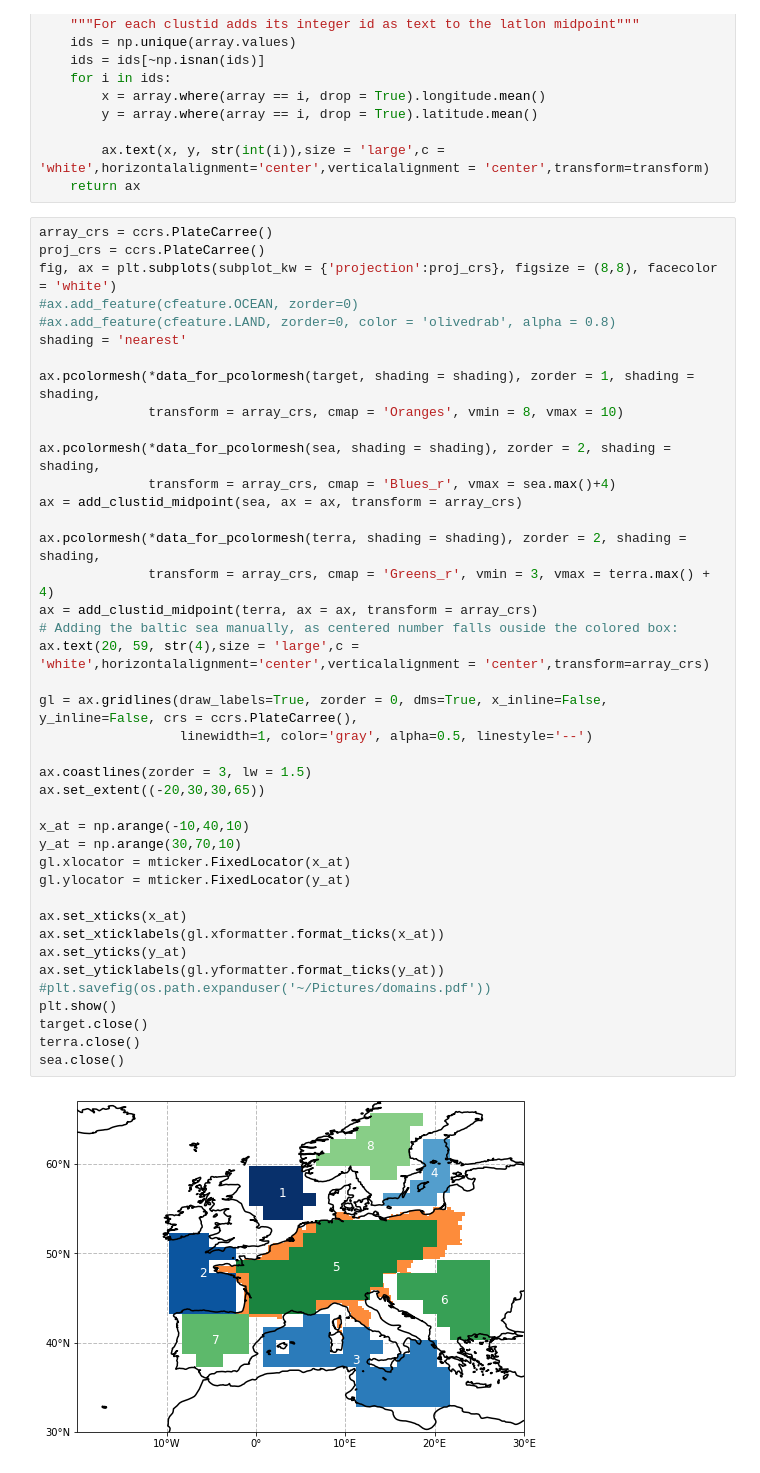
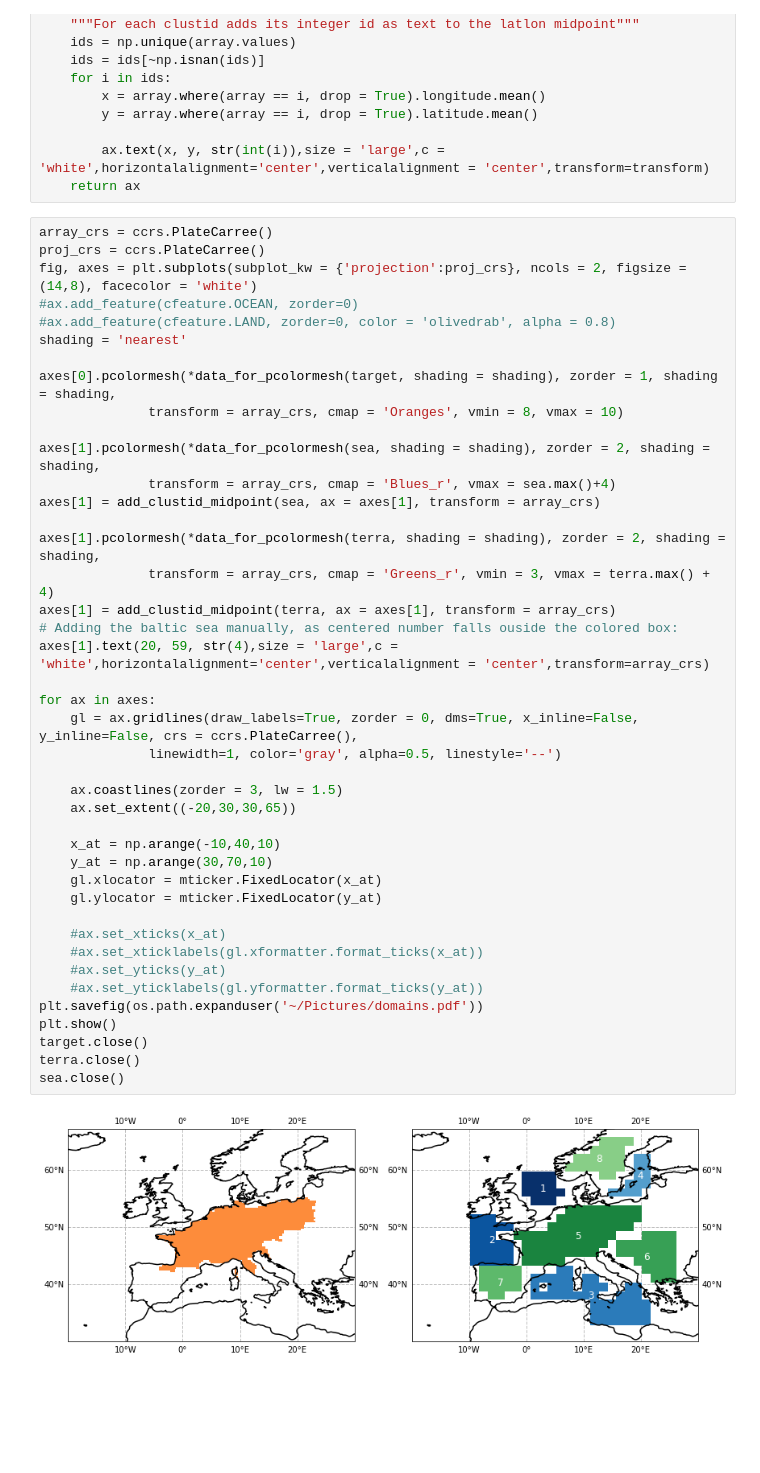
Before and after one commit to chiemvs/SubSeas, a Jupyter notebook: Custom_clusters.ipynb, the cells around one changed output. Drawn from its saved outputs; the diff is of its cells as text; blank space fills up the shorter version.

```diff
--- a/Custom_clusters.ipynb
+++ b/Custom_clusters.ipynb
@@ -161,43 +161,44 @@ def add_clustid_midpoint(array, ax, transform):
 # %%
 array_crs = ccrs.PlateCarree()
 proj_crs = ccrs.PlateCarree()
-fig, ax = plt.subplots(subplot_kw = {'projection':proj_crs}, figsize = (8,8), facecolor = 'white')
+fig, axes = plt.subplots(subplot_kw = {'projection':proj_crs}, ncols = 2, figsize = (14,8), facecolor = 'white')
 #ax.add_feature(cfeature.OCEAN, zorder=0)
 #ax.add_feature(cfeature.LAND, zorder=0, color = 'olivedrab', alpha = 0.8)
 shading = 'nearest'
 
-ax.pcolormesh(*data_for_pcolormesh(target, shading = shading), zorder = 1, shading = shading,
+axes[0].pcolormesh(*data_for_pcolormesh(target, shading = shading), zorder = 1, shading = shading,
               transform = array_crs, cmap = 'Oranges', vmin = 8, vmax = 10)
 
-ax.pcolormesh(*data_for_pcolormesh(sea, shading = shading), zorder = 2, shading = shading,
+axes[1].pcolormesh(*data_for_pcolormesh(sea, shading = shading), zorder = 2, shading = shading,
               transform = array_crs, cmap = 'Blues_r', vmax = sea.max()+4)
-ax = add_clustid_midpoint(sea, ax = ax, transform = array_crs)
+axes[1] = add_clustid_midpoint(sea, ax = axes[1], transform = array_crs)
 
-ax.pcolormesh(*data_for_pcolormesh(terra, shading = shading), zorder = 2, shading = shading,
+axes[1].pcolormesh(*data_for_pcolormesh(terra, shading = shading), zorder = 2, shading = shading,
               transform = array_crs, cmap = 'Greens_r', vmin = 3, vmax = terra.max() + 4)
-ax = add_clustid_midpoint(terra, ax = ax, transform = array_crs)
+axes[1] = add_clustid_midpoint(terra, ax = axes[1], transform = array_crs)
 # Adding the baltic sea manually, as centered number falls ouside the colored box:
-ax.text(20, 59, str(4),size = 'large',c = 'white',horizontalalignment='center',verticalalignment = 'center',transform=array_crs)
+axes[1].text(20, 59, str(4),size = 'large',c = 'white',horizontalalignment='center',verticalalignment = 'center',transform=array_crs)
 
-gl = ax.gridlines(draw_labels=True, zorder = 0, dms=True, x_inline=False, y_inline=False, crs = ccrs.PlateCarree(),
-                  linewidth=1, color='gray', alpha=0.5, linestyle='--')
+for ax in axes:
+    gl = ax.gridlines(draw_labels=True, zorder = 0, dms=True, x_inline=False, y_inline=False, crs = ccrs.PlateCarree(),
+              linewidth=1, color='gray', alpha=0.5, linestyle='--')
 
-ax.coastlines(zorder = 3, lw = 1.5)
-ax.set_extent((-20,30,30,65))
+    ax.coastlines(zorder = 3, lw = 1.5)
+    ax.set_extent((-20,30,30,65))
 
-x_at = np.arange(-10,40,10)
-y_at = np.arange(30,70,10)
-gl.xlocator = mticker.FixedLocator(x_at)
-gl.ylocator = mticker.FixedLocator(y_at)
+    x_at = np.arange(-10,40,10)
+    y_at = np.arange(30,70,10)
+    gl.xlocator = mticker.FixedLocator(x_at)
+    gl.ylocator = mticker.FixedLocator(y_at)
 
-ax.set_xticks(x_at)
-ax.set_xticklabels(gl.xformatter.format_ticks(x_at))
-ax.set_yticks(y_at)
-ax.set_yticklabels(gl.yformatter.format_ticks(y_at))
-#plt.savefig(os.path.expanduser('~/Pictures/domains.pdf'))
+    #ax.set_xticks(x_at)
+    #ax.set_xticklabels(gl.xformatter.format_ticks(x_at))
+    #ax.set_yticks(y_at)
+    #ax.set_yticklabels(gl.yformatter.format_ticks(y_at))
+plt.savefig(os.path.expanduser('~/Pictures/domains.pdf'))
 plt.show()
 target.close()
 terra.close()
 sea.close()
 # %% [output]
-[figure, old version]
+[figure, new version]
```
Also changed, not shown: parts of 4 cells of this notebook, 1 other file.
